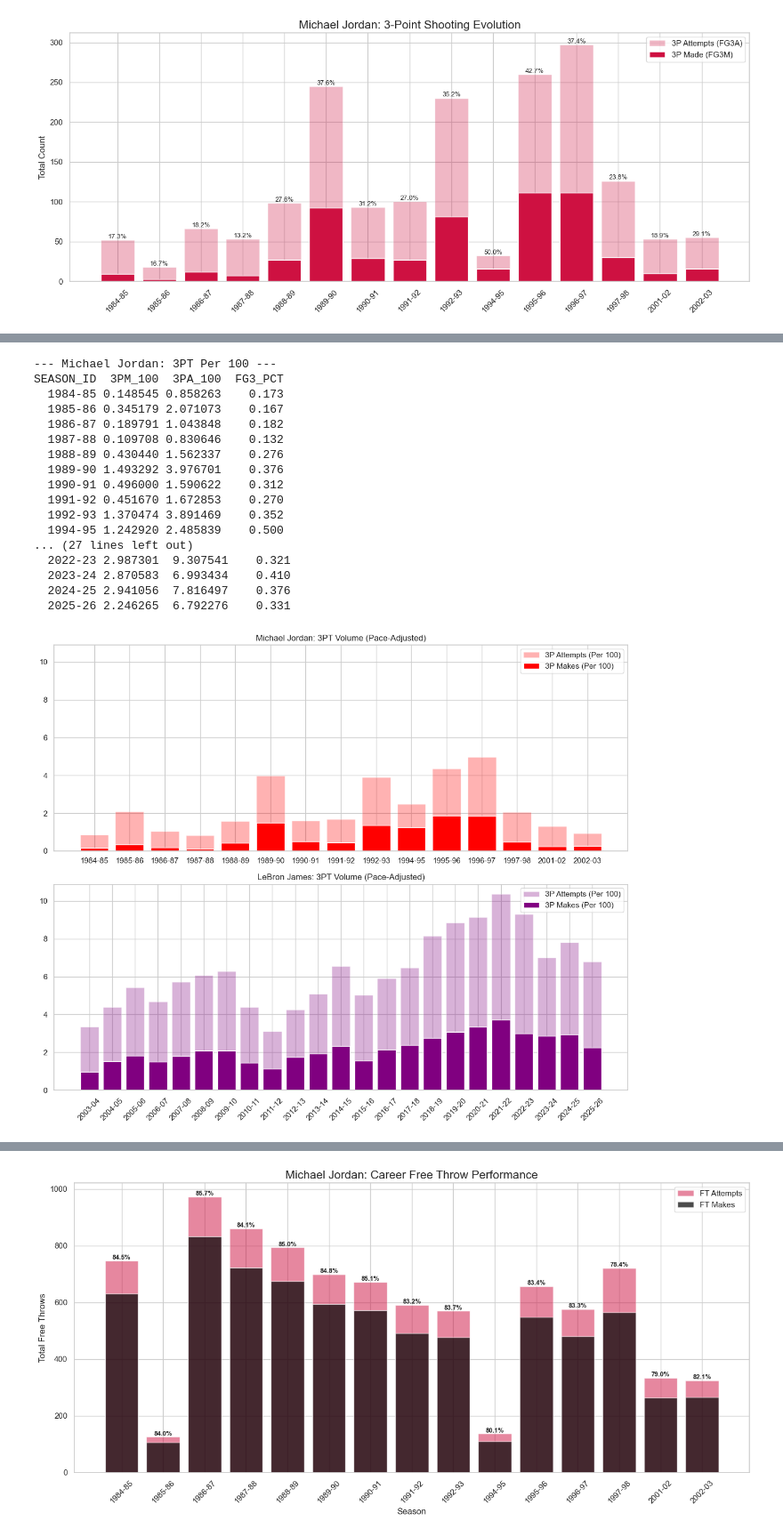
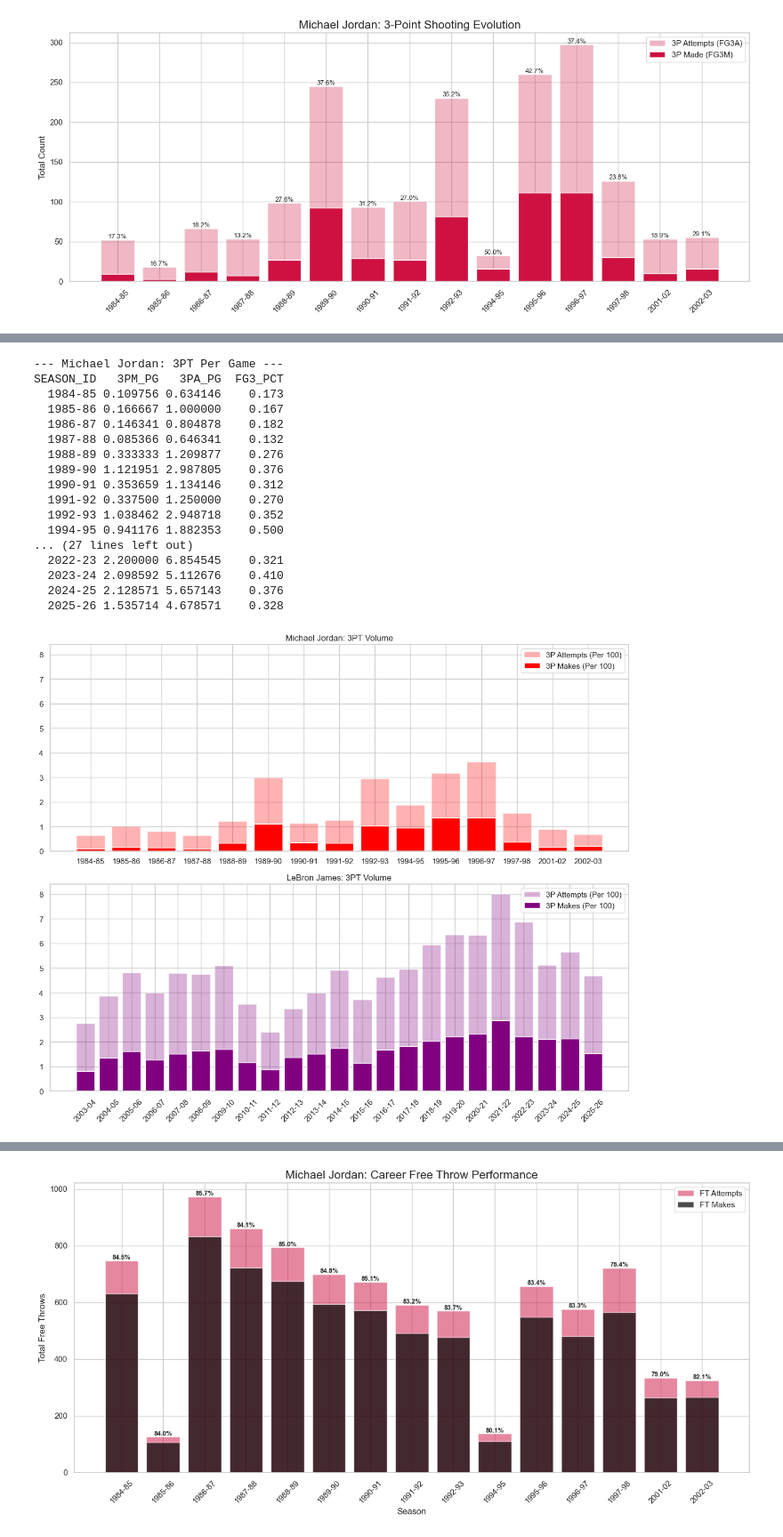
Before and after one commit to Jtambwe7305/mj-vs-lbj-nba-analysis-ai-help, a Jupyter notebook: Goat_comparison.ipynb, the cells around one changed output, grey strips where cells are left out. Shown at 89% size. Drawn from its saved outputs; the diff is of its cells as text; code cells hidden in the pictures.

```diff
--- a/Goat_comparison.ipynb
+++ b/Goat_comparison.ipynb
@@ -405,55 +406,55 @@ SEASON_ID  FG3M  FG3A  FG3_PCT
 [figure]
 # %%
-def get_3pt_100(df, era_pace):
+def get_3pt(df):
     df = df.copy()
     # Formula: (Stat / Minutes) * 48 * (100 / Era Pace)
-    df['3PM_100'] = (df['FG3M'] / df['MIN']) * 48 * (100 / era_pace)
-    df['3PA_100'] = (df['FG3A'] / df['MIN']) * 48 * (100 / era_pace)
-    return df[['SEASON_ID', '3PM_100', '3PA_100', 'FG3_PCT']]
+    df['3PM_PG'] = (df['FG3M'] / df['GP'])
+    df['3PA_PG'] = (df['FG3A'] / df['GP'])
+    return df[['SEASON_ID', '3PM_PG', '3PA_PG', 'FG3_PCT']]
 
-mj_100 = get_3pt_100(mj_stats, 92.5)
-lbj_100 = get_3pt_100(lbj_stats, 99.5)
+mj_3pt_pg = get_3pt(mj_stats)
+lbj_3pt_pg = get_3pt(lbj_stats)
 
 # 3. Print Tables for verification
-print("--- Michael Jordan: 3PT Per 100 ---")
-print(mj_100.to_string(index=False))
-print("\n--- LeBron James: 3PT Per 100 ---")
-print(lbj_100.to_string(index=False))
+print("--- Michael Jordan: 3PT Per Game ---")
+print(mj_3pt_pg.to_string(index=False))
+print("\n--- LeBron James: 3PT Per Game ---")
+print(lbj_3pt_pg.to_string(index=False))
 
 # 4. Plotting
 fig, (ax1, ax2) = plt.subplots(2, 1, figsize=(12, 10), sharey=True)
 
 # Michael Jordan Plot
-ax1.bar(mj_100['SEASON_ID'], mj_100['3PA_100'], color='red', alpha=0.3, label='3P Attempts (Per 100)')
-ax1.bar(mj_100['SEASON_ID'], mj_100['3PM_100'], color='red', label='3P Makes (Per 100)')
-ax1.set_title('Michael Jordan: 3PT Volume (Pace-Adjusted)')
+ax1.bar(mj_3pt_pg['SEASON_ID'], mj_3pt_pg['3PA_PG'], color='red', alpha=0.3, label='3P Attempts (Per 100)')
+ax1.bar(mj_3pt_pg['SEASON_ID'], mj_3pt_pg['3PM_PG'], color='red', label='3P Makes (Per 100)')
+ax1.set_title('Michael Jordan: 3PT Volume')
 ax1.legend()
 
 # LeBron James Plot
-ax2.bar(lbj_100['SEASON_ID'], lbj_100['3PA_100'], color='purple', alpha=0.3, label='3P Attempts (Per 100)')
-ax2.bar(lbj_100['SEASON_ID'], lbj_100['3PM_100'], color='purple', label='3P Makes (Per 100)')
-ax2.set_title('LeBron James: 3PT Volume (Pace-Adjusted)')
+ax2.bar(lbj_3pt_pg['SEASON_ID'], lbj_3pt_pg['3PA_PG'], color='purple', alpha=0.3, label='3P Attempts (Per 100)')
+ax2.bar(lbj_3pt_pg['SEASON_ID'], lbj_3pt_pg['3PM_PG'], color='purple', label='3P Makes (Per 100)')
+ax2.set_title('LeBron James: 3PT Volume')
 ax2.legend()
 
 plt.xticks(rotation=45)
 plt.tight_layout()
 plt.show()
 # %% [output]
---- Michael Jordan: 3PT Per 100 ---
-SEASON_ID  3PM_100  3PA_100  FG3_PCT
-  1984-85 0.148545 0.858263    0.173
-  1985-86 0.345179 2.071073    0.167
-  1986-87 0.189791 1.043848    0.182
-  1987-88 0.109708 0.830646    0.132
-  1988-89 0.430440 1.562337    0.276
-  1989-90 1.493292 3.976701    0.376
-  1990-91 0.496000 1.590622    0.312
-  1991-92 0.451670 1.672853    0.270
-  1992-93 1.370474 3.891469    0.352
-  1994-95 1.242920 2.485839    0.500
+--- Michael Jordan: 3PT Per Game ---
+SEASON_ID   3PM_PG   3PA_PG  FG3_PCT
+  1984-85 0.109756 0.634146    0.173
+  1985-86 0.166667 1.000000    0.167
+  1986-87 0.146341 0.804878    0.182
+  1987-88 0.085366 0.646341    0.132
+  1988-89 0.333333 1.209877    0.276
+  1989-90 1.121951 2.987805    0.376
+  1990-91 0.353659 1.134146    0.312
+  1991-92 0.337500 1.250000    0.270
+  1992-93 1.038462 2.948718    0.352
+  1994-95 0.941176 1.882353    0.500
 ... (27 lines left out)
-  2022-23 2.987301  9.307541    0.321
-  2023-24 2.870583  6.993434    0.410
-  2024-25 2.941056  7.816497    0.376
-  2025-26 2.246265  6.792276    0.331
+  2022-23 2.200000 6.854545    0.321
+  2023-24 2.098592 5.112676    0.410
+  2024-25 2.128571 5.657143    0.376
+  2025-26 1.535714 4.678571    0.328
-[figure, old version]
+[figure, new version]
```
Also changed, not shown: parts of 9 cells of this notebook, 1 other file.
